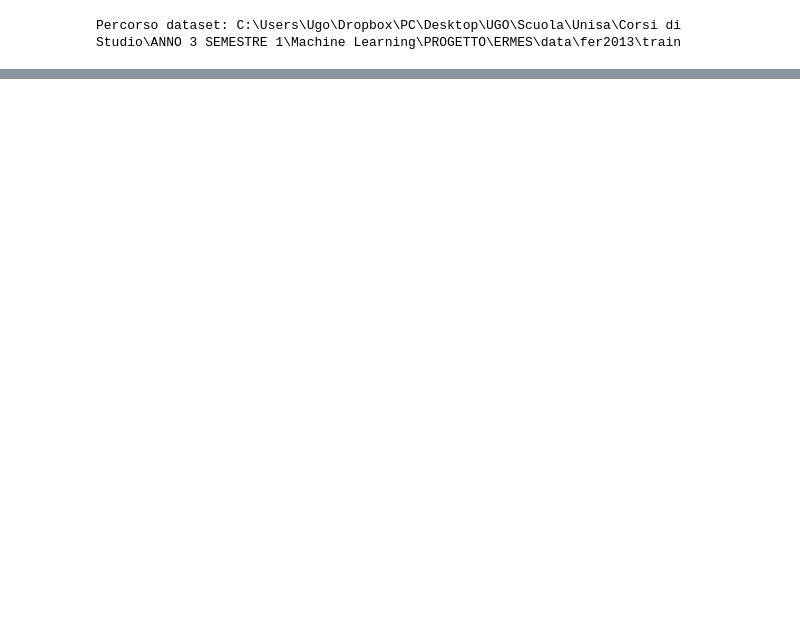
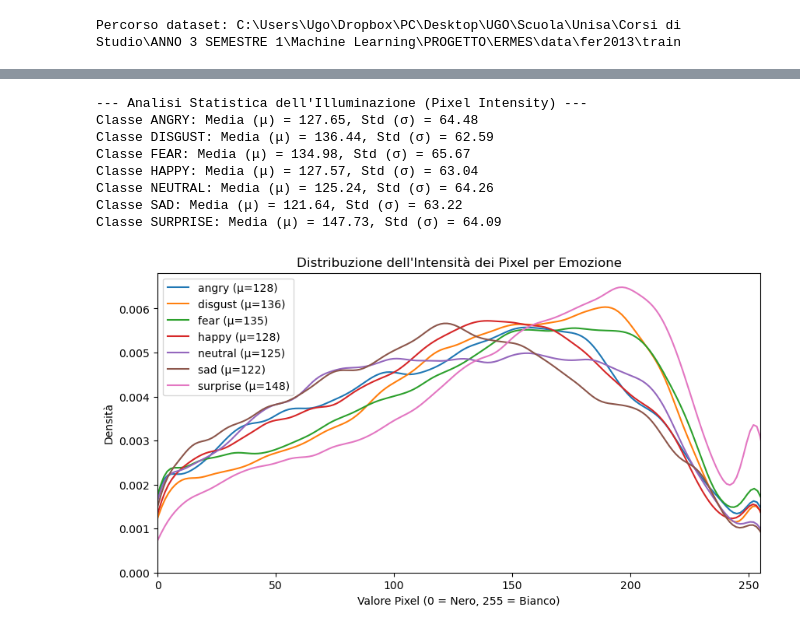
Before and after one commit to UgoManzoED/E.R.M.E.S., a Jupyter notebook: notebooks/01_EDA_Data_Analysis.ipynb, the cells around one changed output, grey strips where cells are left out. Drawn from its saved outputs; the diff is of its cells as text; code cells hidden in the pictures; blank space fills up the shorter version.

```diff
--- a/notebooks/01_EDA_Data_Analysis.ipynb
+++ b/notebooks/01_EDA_Data_Analysis.ipynb
@@ -116,0 +222,50 @@ Risoluzioni rilevate nel dataset (H, W, Channels): {(48, 48, 3)}
+# %%
+"""
+Modulo di Analisi dell'Illuminazione e del Contrasto.
+
+Obiettivo: Verificare l'omogeneità dell'illuminazione tra le diverse classi emotive.
+Metodologia: Estrae i valori dei pixel (0-255) e ne calcola Media (μ) e
+Deviazione Standard (σ). Differenze significative tra le classi indicano
+bias fotografici, giustificando layer di Rescaling o Histogram Equalization.
+"""
+
+import numpy as np
+import seaborn as sns
+
+print("--- Analisi Statistica dell'Illuminazione (Pixel Intensity) ---")
+plt.figure(figsize=(10, 5))
+
+for emotion in emotions:
+    emotion_path = base_dir / emotion
+    all_images = list(emotion_path.glob('*'))
+    sampled_images = random.sample(all_images, min(200, len(all_images)))
+
+    pixel_values = []
+    for img_path in sampled_images:
+        img = cv2.imread(str(img_path), cv2.IMREAD_GRAYSCALE)
+        pixel_values.extend(img.flatten())
+
+    # Calcolo delle metriche statistiche
+    mean_val = np.mean(pixel_values)
+    std_val = np.std(pixel_values)
+    print(f"Classe {emotion.upper()}: Media (μ) = {mean_val:.2f}, Std (σ) = {std_val:.2f}")
+
+    sns.kdeplot(pixel_values, label=f"{emotion} (μ={mean_val:.0f})", fill=False)
+
+plt.title("Distribuzione dell'Intensità dei Pixel per Emozione")
+plt.xlabel("Valore Pixel (0 = Nero, 255 = Bianco)")
+plt.ylabel("Densità")
+plt.xlim(0, 255)
+plt.legend()
+plt.savefig('pixel_intensity.svg', format='svg', bbox_inches='tight')
+plt.show()
+# %% [output]
+--- Analisi Statistica dell'Illuminazione (Pixel Intensity) ---
+Classe ANGRY: Media (μ) = 127.65, Std (σ) = 64.48
+Classe DISGUST: Media (μ) = 136.44, Std (σ) = 62.59
+Classe FEAR: Media (μ) = 134.98, Std (σ) = 65.67
+Classe HAPPY: Media (μ) = 127.57, Std (σ) = 63.04
+Classe NEUTRAL: Media (μ) = 125.24, Std (σ) = 64.26
+Classe SAD: Media (μ) = 121.64, Std (σ) = 63.22
+Classe SURPRISE: Media (μ) = 147.73, Std (σ) = 64.09
+[figure, added]
```
Also changed, not shown: parts of 11 cells of this notebook.
